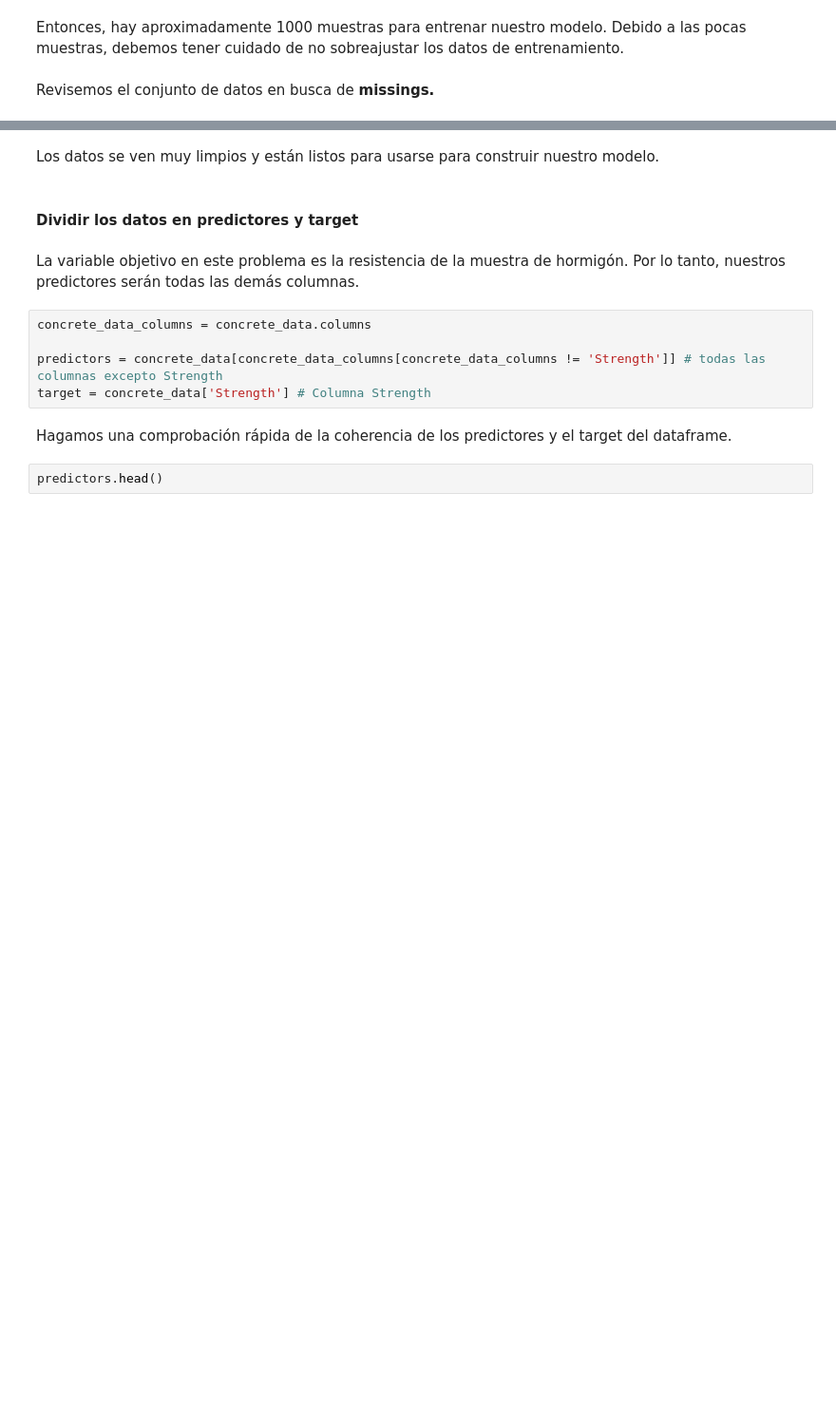
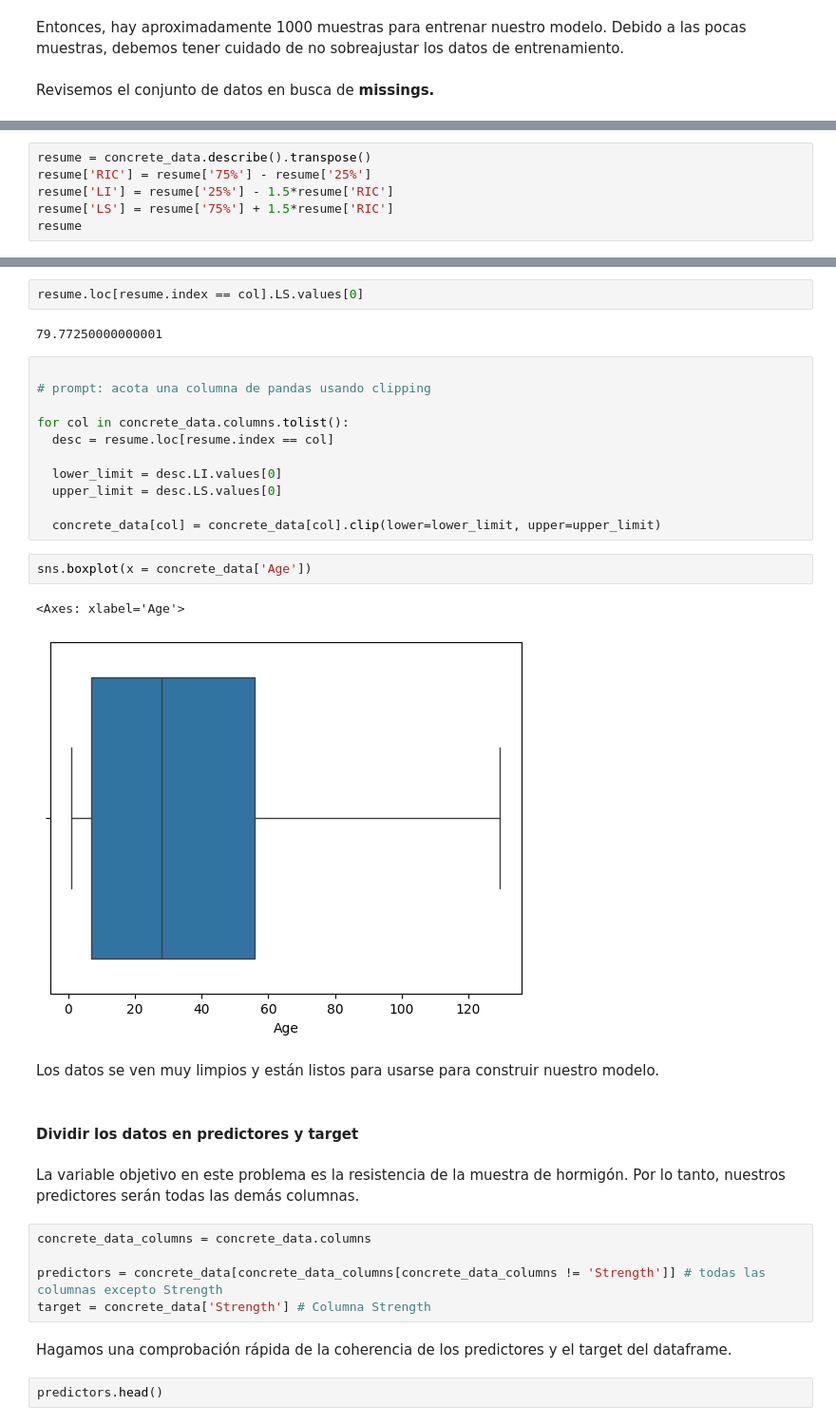
Before and after one commit to JCaballerot/Deep-Learning-Program, a Jupyter notebook: Deep_learning_program/Modulo_I/Lab_Regresión_con_Keras.ipynb, the cells around one changed output, grey strips where cells are left out. Shown at 95% size. Saved outputs shown, nothing was run; the diff lists cells and outputs as text; blank space fills up the shorter version.

```diff
--- a/Deep_learning_program/Modulo_I/Lab_Regresión_con_Keras.ipynb
+++ b/Deep_learning_program/Modulo_I/Lab_Regresión_con_Keras.ipynb
@@ -77,0 +103,6 @@ concrete_data.isnull().sum()
+# %%
+resume = concrete_data.describe().transpose()
+resume['RIC'] = resume['75%'] - resume['25%']
+resume['LI'] = resume['25%'] - 1.5*resume['RIC']
+resume['LS'] = resume['75%'] + 1.5*resume['RIC']
+resume
@@ -78,3 +141,23 @@ concrete_data.isnull().sum()
+# %%
+resume.loc[resume.index == col].LS.values[0]
+# %% [output]
+79.77250000000001
+# %%
+
+# prompt: acota una columna de pandas usando clipping
+
+for col in concrete_data.columns.tolist():
+  desc = resume.loc[resume.index == col]
+
+  lower_limit = desc.LI.values[0]
+  upper_limit = desc.LS.values[0]
+
+  concrete_data[col] = concrete_data[col].clip(lower=lower_limit, upper=upper_limit)
+# %%
+sns.boxplot(x = concrete_data['Age'])
+# %% [output]
+<Axes: xlabel='Age'>
+[figure, added]
 # %% [markdown]
 Los datos se ven muy limpios y están listos para usarse para construir nuestro modelo.
 # %% [markdown]
```
Also changed, not shown: parts of 16 cells of this notebook.
